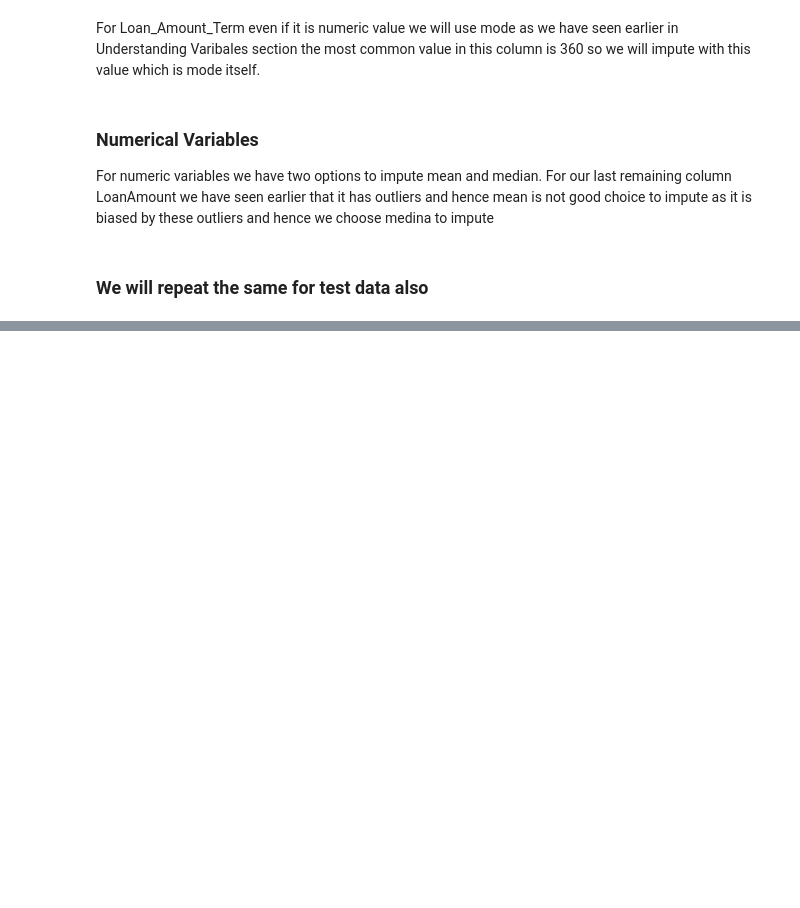
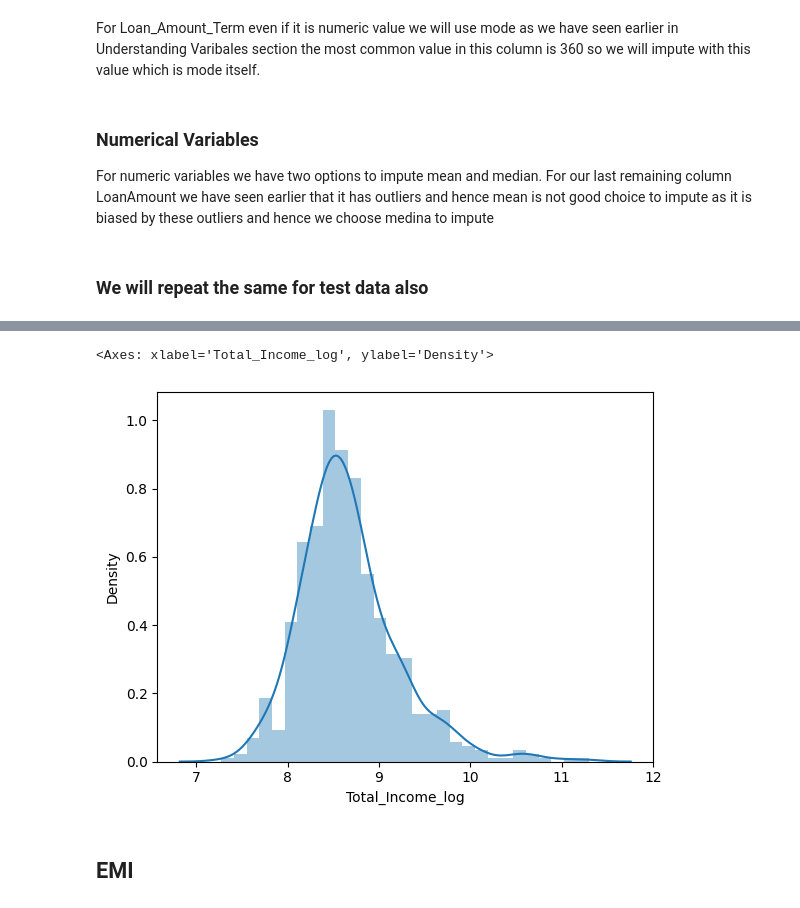
Before and after one commit to aniket15031998/Loan-Prediction-Practice-Problem-Using-Python-, a Jupyter notebook: Loan_Prediction_Problemipynb.ipynb, the cells around one changed output, grey strips where cells are left out. Cells and saved outputs as stored; diff of their text form; code cells hidden in the pictures; blank space fills up the shorter version.

```diff
--- a/Loan_Prediction_Problemipynb.ipynb
+++ b/Loan_Prediction_Problemipynb.ipynb
@@ -762,0 +952,2 @@ test_copy['LoanAmount'].fillna(test_copy['LoanAmount'].median(),inplace=True)
+# %%
+train_copy['Total_Income_log']=np.log(train_copy['Total_Income'])
@@ -762,0 +956,7 @@ test_copy['LoanAmount'].fillna(test_copy['LoanAmount'].median(),inplace=True)
+# %%
+sns.distplot(train_copy['Total_Income_log'])
+# %% [output]
+<Axes: xlabel='Total_Income_log', ylabel='Density'>
+[figure, added]
+# %% [markdown]
+## **EMI**
```
Also changed, not shown: parts of 50 cells of this notebook.
